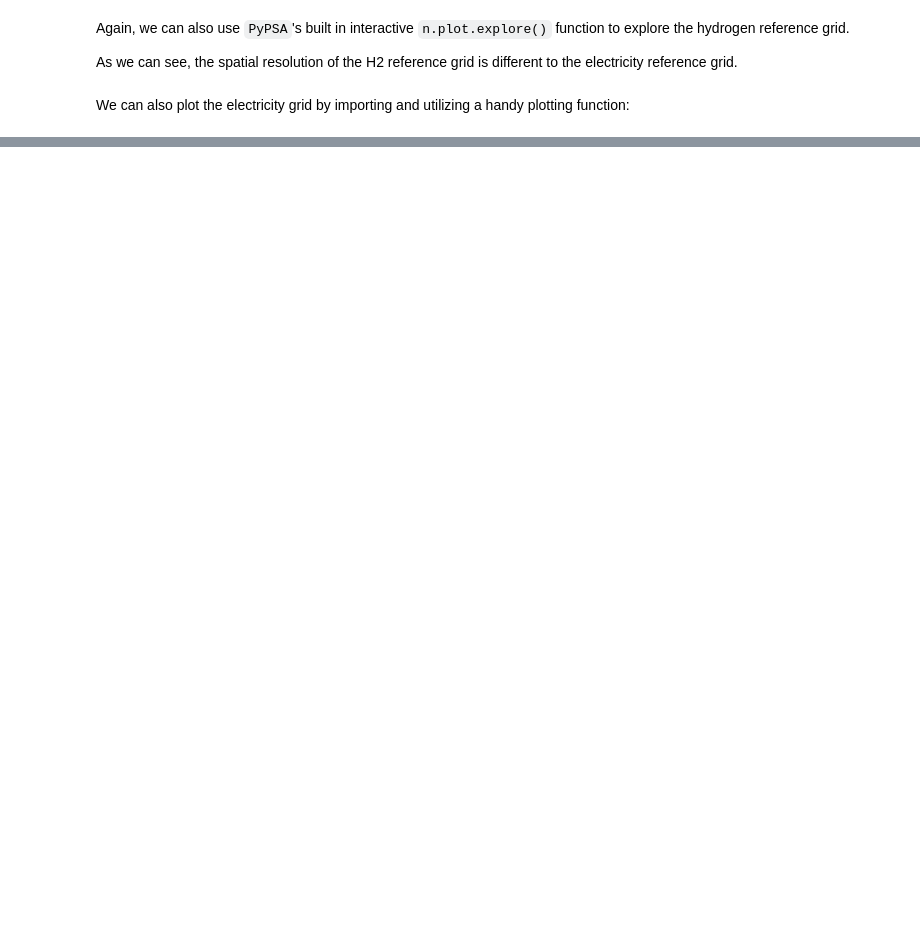
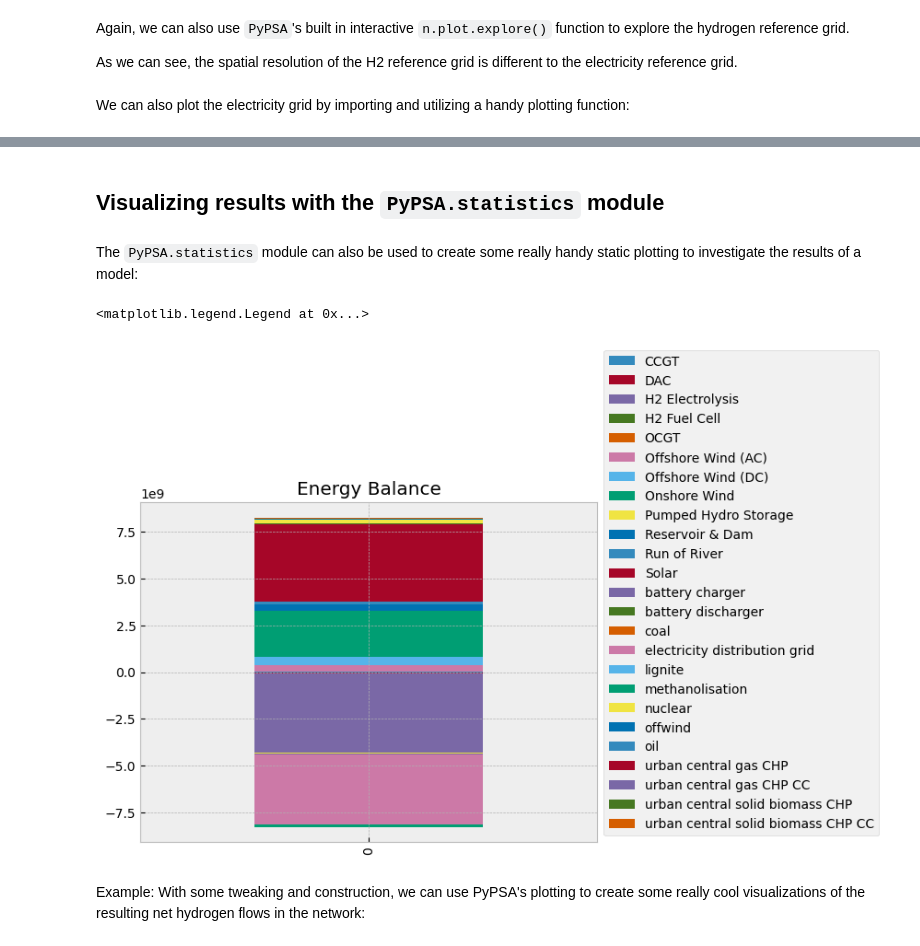
Before and after one commit to open-energy-transition/open-tyndp-workshops, a Jupyter notebook: open-tyndp-workshops/20250409-workshop-pypsa-01.ipynb, the cells around one changed output, grey strips where cells are left out. Cells and saved outputs as stored; diff of their text form; code cells hidden in the pictures; blank space fills up the shorter version.

```diff
--- a/open-tyndp-workshops/20250409-workshop-pypsa-01.ipynb
+++ b/open-tyndp-workshops/20250409-workshop-pypsa-01.ipynb
@@ -472,0 +726,2 @@ plot_h2_reference_grid(n, map_opts)
+# %%
+n = pypsa.Network("postnetwork.nc")
@@ -472,0 +834,13 @@ plot_h2_reference_grid(n, map_opts)
+# %% [markdown]
+## Visualizing results with the `PyPSA.statistics` module
+# %% [markdown]
+The `PyPSA.statistics` module can also be used to create some really handy static plotting to investigate the results of a model:
+# %%
+fig, ax = plt.subplots()
+n.statistics.energy_balance().loc[:, :, "AC"].groupby(
+    "carrier"
+).sum().to_frame().T.plot.bar(stacked=True, ax=ax, title="Energy Balance")
+ax.legend(bbox_to_anchor=(1, 0), loc="lower left", title=None, ncol=1)
+# %% [output]
+<matplotlib.legend.Legend at 0x...>
+[figure, added]
@@ -472,0 +849,2 @@ plot_h2_reference_grid(n, map_opts)
+# %% [markdown]
+Example: With some tweaking and construction, we can use PyPSA's plotting to create some really cool visualizations of the resulting net hydrogen flows in the network:
```
Also changed, not shown: parts of 75 cells of this notebook.
